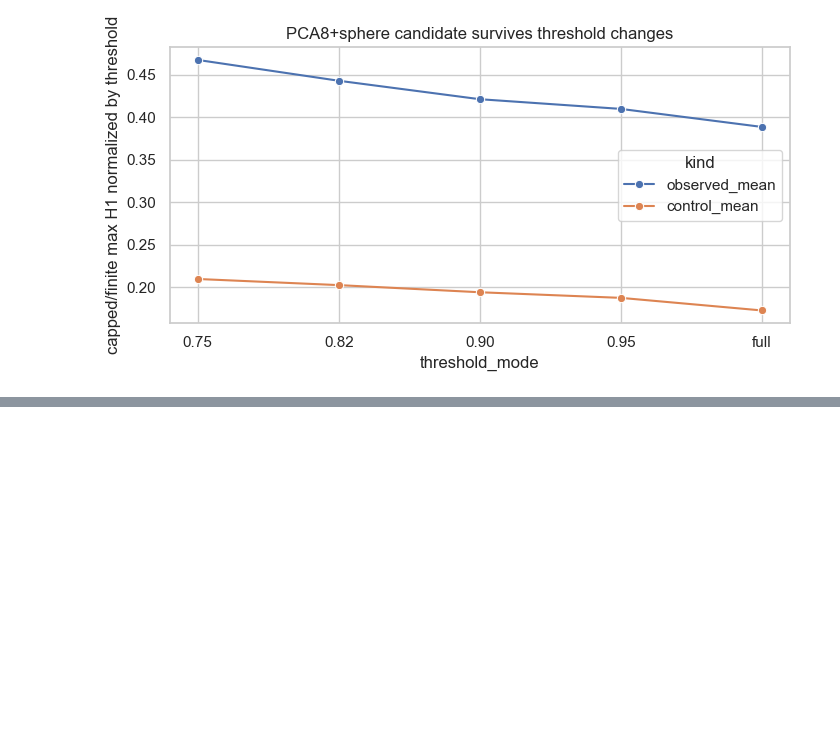
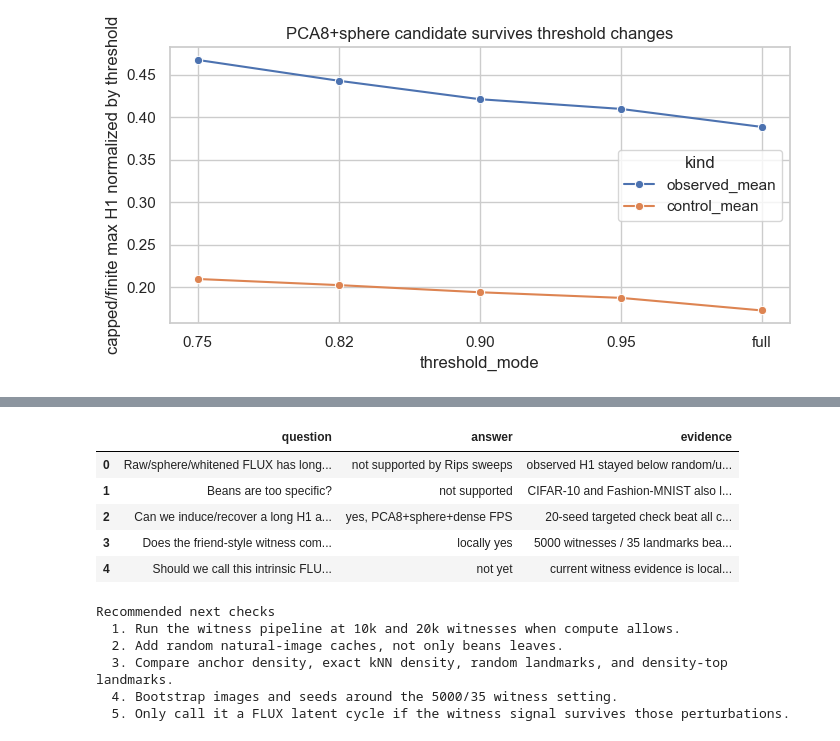
Before and after one commit to vitalylativ/latent-space-topology, a Jupyter notebook: notebooks/12_cycle_hunt_long_lived_h1.ipynb, the cells around one changed output, grey strips where cells are left out. Saved outputs shown, nothing was run; the diff lists cells and outputs as text; code cells hidden in the pictures; blank space fills up the shorter version.

```diff
--- a/notebooks/12_cycle_hunt_long_lived_h1.ipynb
+++ b/notebooks/12_cycle_hunt_long_lived_h1.ipynb
@@ -398,0 +454,51 @@ Recommended next checks
+# %%
+verdict = pd.DataFrame(
+    [
+        {
+            "question": "Raw/sphere/whitened FLUX has long-lived H1?",
+            "answer": "not supported by Rips sweeps",
+            "evidence": "observed H1 stayed below random/uniform/shuffle controls in direct token-cloud checks",
+        },
+        {
+            "question": "Beans are too specific?",
+            "answer": "not supported",
+            "evidence": "CIFAR-10 and Fashion-MNIST also lost to controls",
+        },
+        {
+            "question": "Can we induce/recover a long H1 after preprocessing?",
+            "answer": "yes, PCA8+sphere+dense FPS",
+            "evidence": "20-seed targeted check beat all controls at all landmark sizes",
+        },
+        {
+            "question": "Does the friend-style witness complex recover H1 on S15 tokens?",
+            "answer": "locally yes",
+            "evidence": "5000 witnesses / 35 landmarks beat controls; exact-density spot checks agree",
+        },
+        {
+            "question": "Should we call this intrinsic FLUX topology?",
+            "answer": "not yet",
+            "evidence": "current witness evidence is local, small-cache, and not yet tested at 10k-20k witnesses or broad image diversity",
+        },
+    ]
+)
+display(verdict)
+
+print("Recommended next checks")
+print("  1. Run the witness pipeline at 10k and 20k witnesses when compute allows.")
+print("  2. Add random natural-image caches, not only beans leaves.")
+print("  3. Compare anchor density, exact kNN density, random landmarks, and density-top landmarks.")
+print("  4. Bootstrap images and seeds around the 5000/35 witness setting.")
+print("  5. Only call it a FLUX latent cycle if the witness signal survives those perturbations.")
+# %% [output]
+|  | question | answer | evidence |
+| 0 | Raw/sphere/whitened FLUX has long... | not supported by Rips sweeps | observed H1 stayed below random/u... |
+| 1 | Beans are too specific? | not supported | CIFAR-10 and Fashion-MNIST also l... |
+| 2 | Can we induce/recover a long H1 a... | yes, PCA8+sphere+dense FPS | 20-seed targeted check beat all c... |
+| 3 | Does the friend-style witness com... | locally yes | 5000 witnesses / 35 landmarks bea... |
+| 4 | Should we call this intrinsic FLU... | not yet | current witness evidence is local... |
+Recommended next checks
+  1. Run the witness pipeline at 10k and 20k witnesses when compute allows.
+  2. Add random natural-image caches, not only beans leaves.
+  3. Compare anchor density, exact kNN density, random landmarks, and density-top landmarks.
+  4. Bootstrap images and seeds around the 5000/35 witness setting.
+  5. Only call it a FLUX latent cycle if the witness signal survives those perturbations.
```
Also changed, not shown: parts of 10 cells of this notebook, 2 other files.
